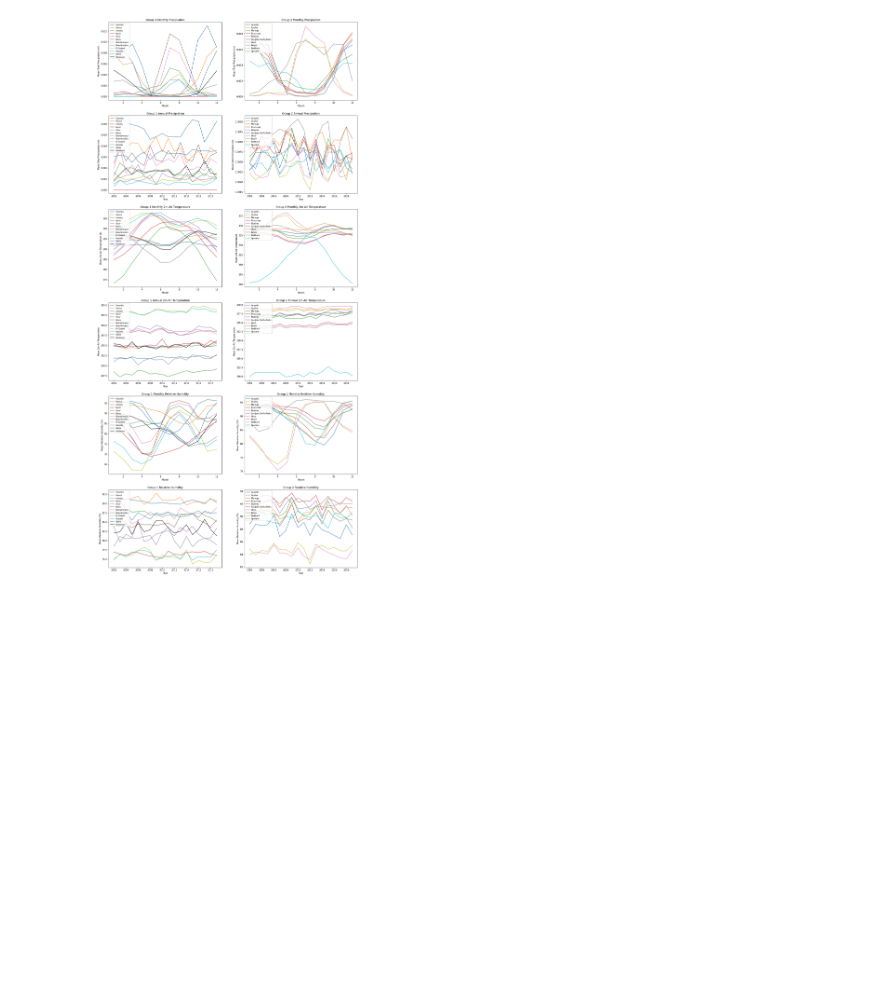
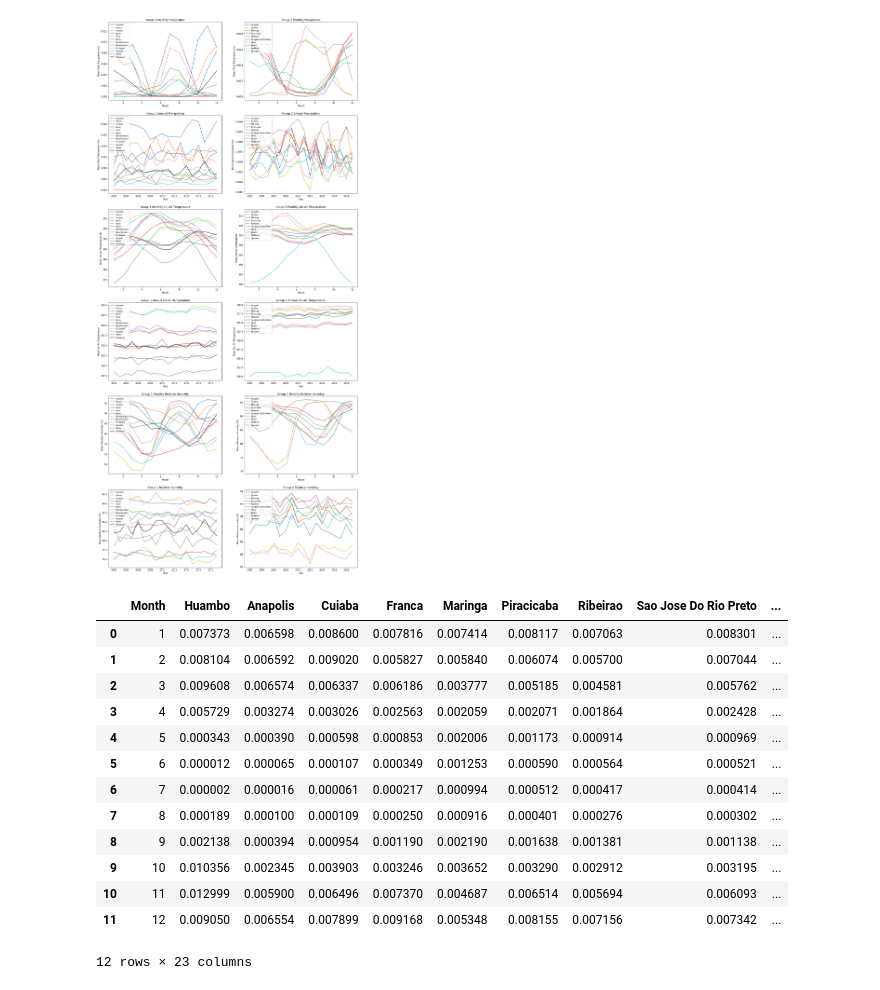
Before and after one commit to SarahBerk-github/MODIS_Gaussian, a Jupyter notebook: Climate_ERA5_Analysis_2020_12.ipynb, the cells around one changed output. Drawn from its saved outputs; the diff is of its cells as text; code cells hidden in the pictures; blank space fills up the shorter version.

```diff
--- a/Climate_ERA5_Analysis_2020_12.ipynb
+++ b/Climate_ERA5_Analysis_2020_12.ipynb
@@ -1047,0 +1100,17 @@ plt.savefig('era5_clim_trends_multiple_cities.png')
+# %%
+all_cities_mon_tp
+# %% [output]
+|  | Month | Huambo | Anapolis | Cuiaba | Franca | Maringa | Piracicaba | Ribeirao | Sao Jose Do Rio Preto | ... |
+| 0 | 1 | 0.007373 | 0.006598 | 0.008600 | 0.007816 | 0.007414 | 0.008117 | 0.007063 | 0.008301 | ... |
+| 1 | 2 | 0.008104 | 0.006592 | 0.009020 | 0.005827 | 0.005840 | 0.006074 | 0.005700 | 0.007044 | ... |
+| 2 | 3 | 0.009608 | 0.006574 | 0.006337 | 0.006186 | 0.003777 | 0.005185 | 0.004581 | 0.005762 | ... |
+| 3 | 4 | 0.005729 | 0.003274 | 0.003026 | 0.002563 | 0.002059 | 0.002071 | 0.001864 | 0.002428 | ... |
+| 4 | 5 | 0.000343 | 0.000390 | 0.000598 | 0.000853 | 0.002006 | 0.001173 | 0.000914 | 0.000969 | ... |
+| 5 | 6 | 0.000012 | 0.000065 | 0.000107 | 0.000349 | 0.001253 | 0.000590 | 0.000564 | 0.000521 | ... |
+| 6 | 7 | 0.000002 | 0.000016 | 0.000061 | 0.000217 | 0.000994 | 0.000512 | 0.000417 | 0.000414 | ... |
+| 7 | 8 | 0.000189 | 0.000100 | 0.000109 | 0.000250 | 0.000916 | 0.000401 | 0.000276 | 0.000302 | ... |
+| 8 | 9 | 0.002138 | 0.000394 | 0.000954 | 0.001190 | 0.002190 | 0.001638 | 0.001381 | 0.001138 | ... |
+| 9 | 10 | 0.010356 | 0.002345 | 0.003903 | 0.003246 | 0.003652 | 0.003290 | 0.002912 | 0.003195 | ... |
+| 10 | 11 | 0.012999 | 0.005900 | 0.006496 | 0.007370 | 0.004687 | 0.006514 | 0.005694 | 0.006093 | ... |
+| 11 | 12 | 0.009050 | 0.006554 | 0.007899 | 0.009168 | 0.005348 | 0.008155 | 0.007156 | 0.007342 | ... |
+12 rows × 23 columns
```
Also changed, not shown: parts of 4 cells of this notebook.
